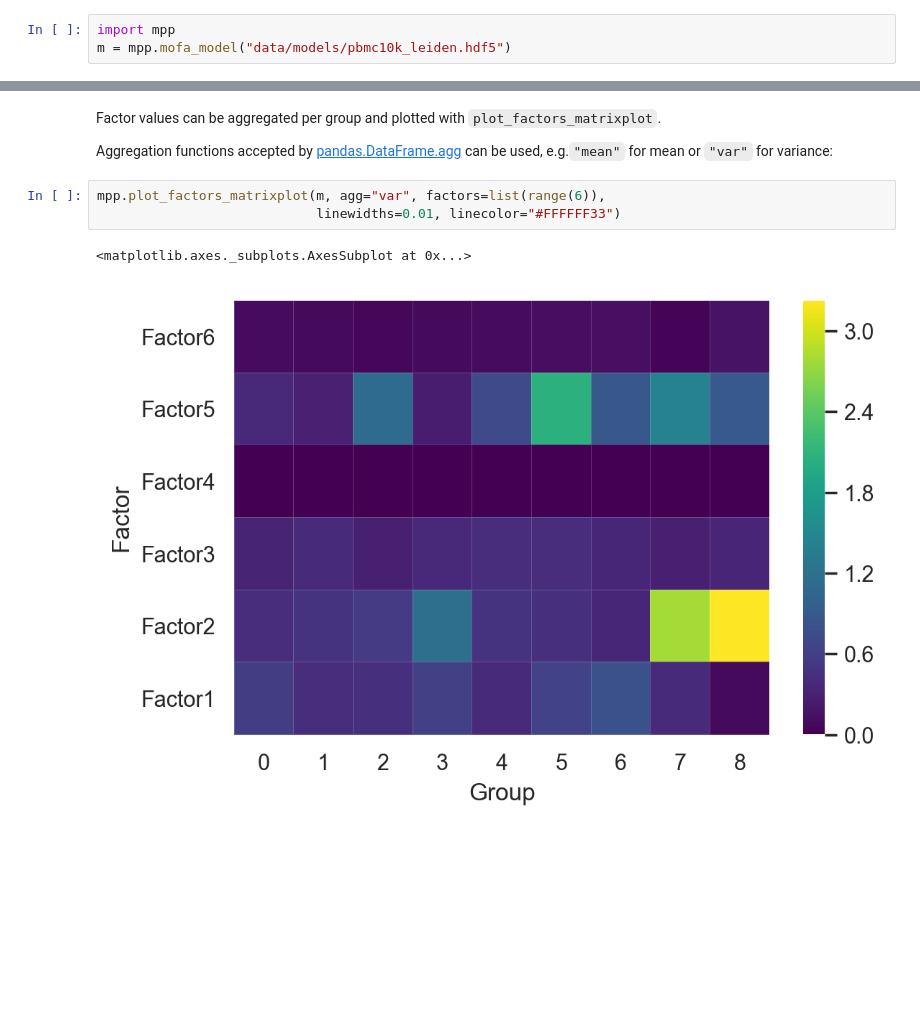
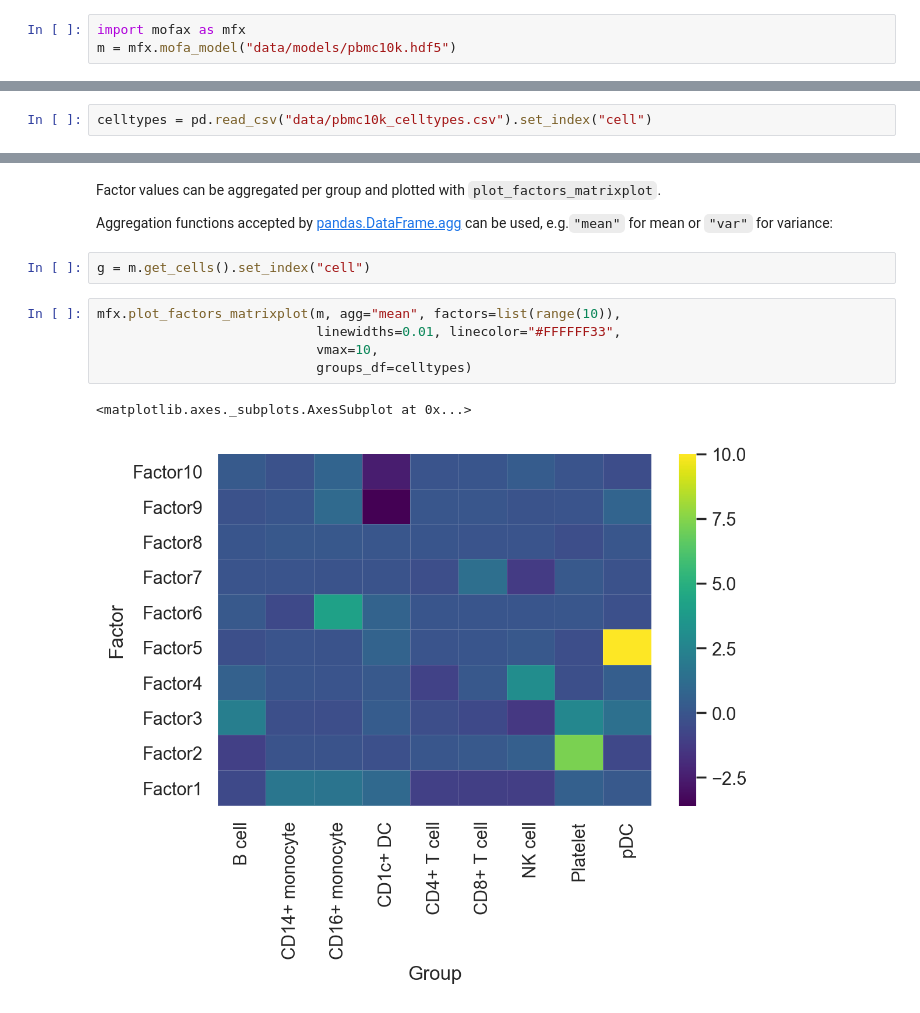
Before and after one commit to bioFAM/mofax, a Jupyter notebook: notebooks/getting_started_pbmc10k.ipynb, the cells around one changed output, grey strips where cells are left out. Saved outputs shown, nothing was run; the diff lists cells and outputs as text; blank space fills up the shorter version.

```diff
--- a/notebooks/getting_started_pbmc10k.ipynb
+++ b/notebooks/getting_started_pbmc10k.ipynb
@@ -50,6 +30,6 @@ Finished processing dependencies for mpp-gtca==0.0.1
 # %%
-import mpp
-m = mpp.mofa_model("data/models/pbmc10k_leiden.hdf5")
+import mofax as mfx
+m = mfx.mofa_model("data/models/pbmc10k.hdf5")
 # %% [markdown]
 This creates a connection to an HDF5 file. According to best practices, it should be closed when the access is not needed anymore by calling `m.close()`.
 # %% [markdown]
@@ -279 +251,3 @@ m.get_r2(factors=list(range(4))).sort_values("R2", ascending=False).head()
+# %%
+celltypes = pd.read_csv("data/pbmc10k_celltypes.csv").set_index("cell")
 # %%
@@ -336,9 +309,13 @@ for i in range(nf):
 Factor values can be aggregated per group and plotted with `plot_factors_matrixplot`.
 
 Aggregation functions accepted by [pandas.DataFrame.agg](https://pandas.pydata.org/pandas-docs/stable/reference/api/pandas.DataFrame.agg.html) can be used, e.g.`"mean"` for mean or `"var"` for variance:
+# %%
+g = m.get_cells().set_index("cell")
 # %%
-mpp.plot_factors_matrixplot(m, agg="var", factors=list(range(6)),
-                            linewidths=0.01, linecolor="#FFFFFF33")
+mfx.plot_factors_matrixplot(m, agg="mean", factors=list(range(10)),
+                            linewidths=0.01, linecolor="#FFFFFF33",
+                            vmax=10,
+                            groups_df=celltypes)
 # %% [output]
 <matplotlib.axes._subplots.AxesSubplot at 0x...>
-[figure, old version]
+[figure, new version]
```
Also changed, not shown: parts of 25 cells of this notebook.
